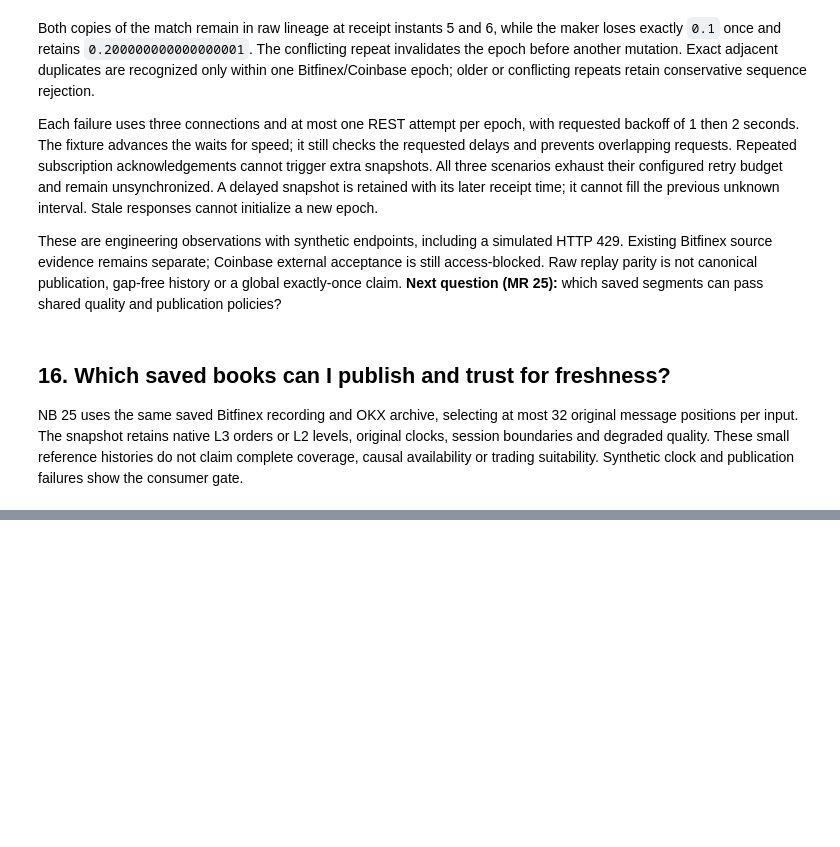
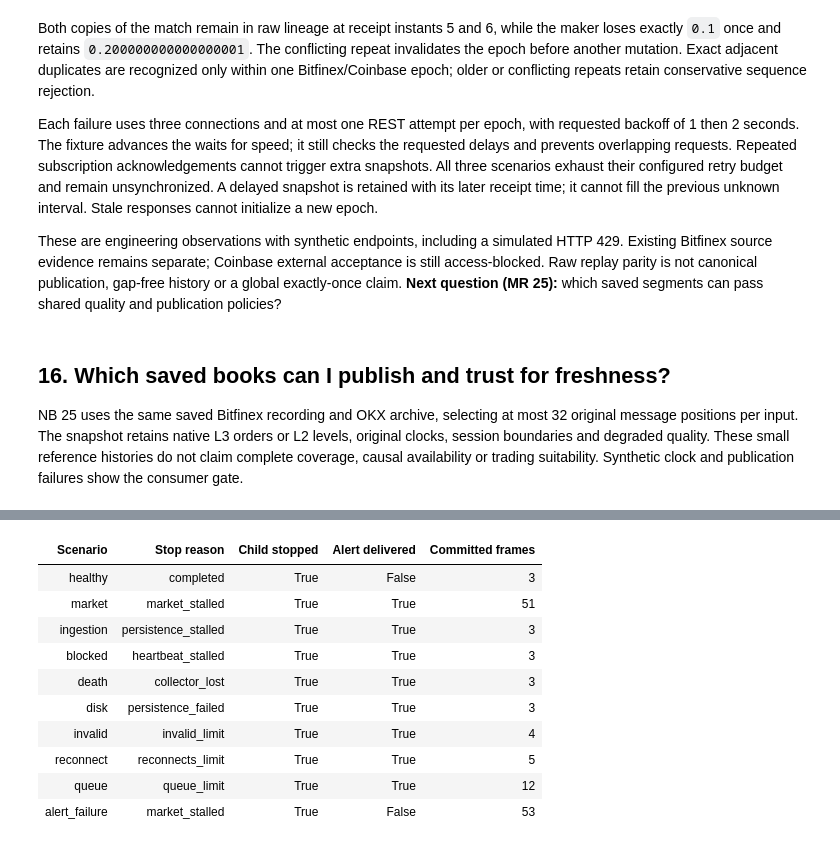
Before and after one commit to lixuanguang/alpha-research-lab-private, a Jupyter notebook: examples/research-foundations.ipynb, the cells around one changed output, grey strips where cells are left out. Drawn from its saved outputs; the diff is of its cells as text; code cells hidden in the pictures; blank space fills up the shorter version.

Commit message:
MR 26: supervise collector health and stop before alerting

```diff
--- a/examples/research-foundations.ipynb
+++ b/examples/research-foundations.ipynb
@@ -2482,0 +2490,20 @@ work is MR 26 supervision; shared canonical replay/parity remains MR 27.
+# %%
+# project library imports
+from alpha_research.data.live.health import HealthPolicy
+
+health_policy = codec.decode_json((root / "configs/live/health.json").read_bytes(), HealthPolicy)
+NotebookDisplay.show_table(
+    ("Configured control", "Value"),
+    list(json.loads(codec.encode_json(health_policy)).items()),
+)
+health_refusals = []
+for field, value in (("response", "restart"), ("progress_seconds", 0), ("misspelled_limit", 1)):
+    invalid_policy = json.loads(codec.encode_json(health_policy))
+    invalid_policy[field] = value
+    try:
+        codec.decode_json(json.dumps(invalid_policy), HealthPolicy)
+    except ValueError as error:
+        health_refusals.append((field, str(error)))
+    else:
+        raise AssertionError("invalid health policy accepted")
+NotebookDisplay.show_table(("Required refusal", "Observed failure"), health_refusals)
@@ -2482,0 +2525,58 @@ work is MR 26 supervision; shared canonical replay/parity remains MR 27.
+# %%
+health_script = local / "health_consumer.py"
+shutil.copyfile(root / "tests/fixtures/mr26/health_consumer.py", health_script)
+health_process = subprocess.run(
+    [
+        sys.executable,
+        "-I",
+        str(health_script),
+        str(root / "configs/live/bitfinex-btc-usd.json"),
+        str(local / "health-consumer"),
+    ],
+    cwd=local,
+    capture_output=True,
+    text=True,
+    check=False,
+    timeout=120,
+)
+assert health_process.returncode == 0, (health_process.stdout, health_process.stderr)
+health_evidence = json.loads(health_process.stdout)
+assert Path(health_evidence["package"]).parent == installed
+NotebookDisplay.show_table(
+    ("Scenario", "Stop reason", "Child stopped", "Alert delivered", "Committed frames"),
+    [
+        (
+            row["scenario"],
+            row["stop_reason"],
+            row["collector_stopped"],
+            row["alert_delivered"],
+            row["committed_frames"],
+        )
+        for row in health_evidence["observations"]
+    ],
+)
+NotebookDisplay.show_table(
+    ("Scenario", "Heartbeat - market (ns)", "Queue peak", "Reconnects", "Invalid count"),
+    [
+        (
+            row["scenario"],
+            row["health"]["heartbeat"] - row["health"]["market"],
+            row["health"]["queue"],
+            row["health"]["reconnects"],
+            row["health"]["invalid"],
+        )
+        for row in health_evidence["observations"]
+    ],
+)
+# %% [output]
+| Scenario | Stop reason | Child stopped | Alert delivered | Committed frames |
+| healthy | completed | True | False | 3 |
+| market | market_stalled | True | True | 51 |
+| ingestion | persistence_stalled | True | True | 3 |
+| blocked | heartbeat_stalled | True | True | 3 |
+| death | collector_lost | True | True | 3 |
+| disk | persistence_failed | True | True | 3 |
+| invalid | invalid_limit | True | True | 4 |
+| reconnect | reconnects_limit | True | True | 5 |
+| queue | queue_limit | True | True | 12 |
+| alert_failure | market_stalled | True | False | 53 |
```
Also changed, not shown: parts of 24 cells of this notebook, 9 other files.
